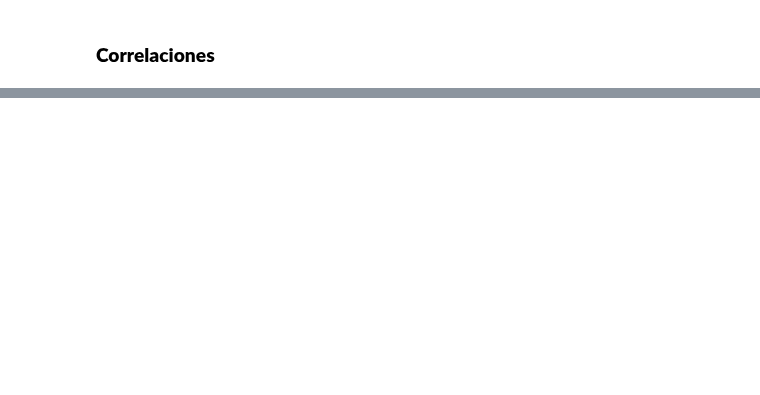
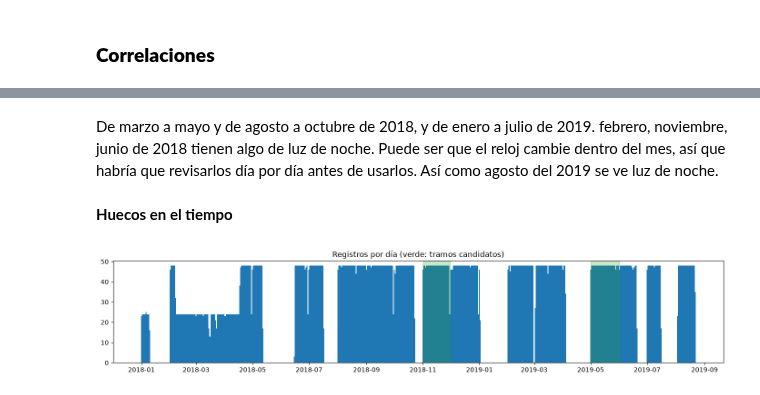
Before and after one commit to GabrielCastroBenitez09/Proyecto-Machine-Learning1, a Jupyter notebook: notebooks/01_eda.ipynb, the cells around one changed output, grey strips where cells are left out. Drawn from its saved outputs; the diff is of its cells as text; code cells hidden in the pictures; blank space fills up the shorter version.

```diff
--- a/notebooks/01_eda.ipynb
+++ b/notebooks/01_eda.ipynb
@@ -251,0 +453,14 @@ tabla_faltantes
+# %%
+def tramos(df, cols, max_salto_min=65):
+    d = df.sort_index()
+    t = d.index.to_series()
+    ok = d[cols].notna().all(axis=1)
+    salto = t.diff() > pd.Timedelta(minutes=max_salto_min)
+    nuevo = salto | ~ok.shift(fill_value=False)   # empieza un tramo tras un hueco o un nulo
+    grupo = nuevo.cumsum()
+    out = t[ok].groupby(grupo[ok]).agg(n="size", ini="min", fin="max")
+    return out.sort_values("n", ascending=False).reset_index(drop=True)
+
+r = tramos(aranzazu, variables)
+print("Tramos con 1000 o más registros:", (r["n"] >= 1000).sum())
+print(r.head(8))
@@ -251,0 +554,16 @@ tabla_faltantes
+# %% [markdown]
+De marzo a mayo y de agosto a octubre de 2018, y de enero a julio de 2019. febrero, noviembre, junio de 2018 tienen algo de luz de noche. Puede ser que el reloj cambie dentro del mes, así que habría que revisarlos día por día antes de usarlos. Así como agosto del 2019 se ve luz de noche.
+# %% [markdown]
+**Huecos en el tiempo**
+# %%
+por_dia = aranzazu["Outdoor Temperature(°C)"].dropna().resample("D").size()
+
+plt.figure(figsize=(14, 3))
+plt.bar(por_dia.index, por_dia.values, width=1)
+for _, f in r.head(2).iterrows():
+    plt.axvspan(f["ini"], f["fin"], alpha=0.25, color="tab:green")
+plt.title("Registros por día (verde: tramos candidatos)")
+plt.tight_layout()
+plt.show()
+# %% [output]
+[figure, added]
```
Also changed, not shown: parts of 35 cells of this notebook, 4 other files.
